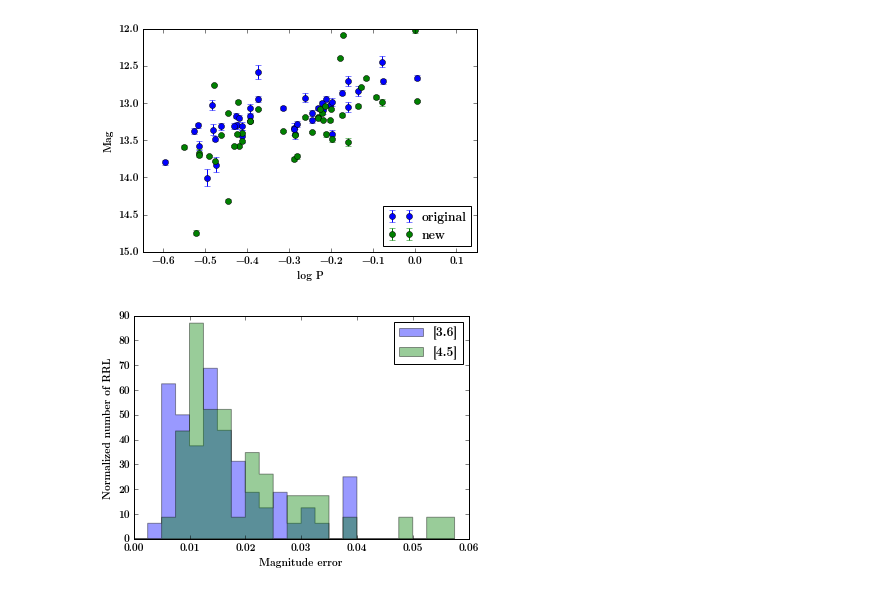
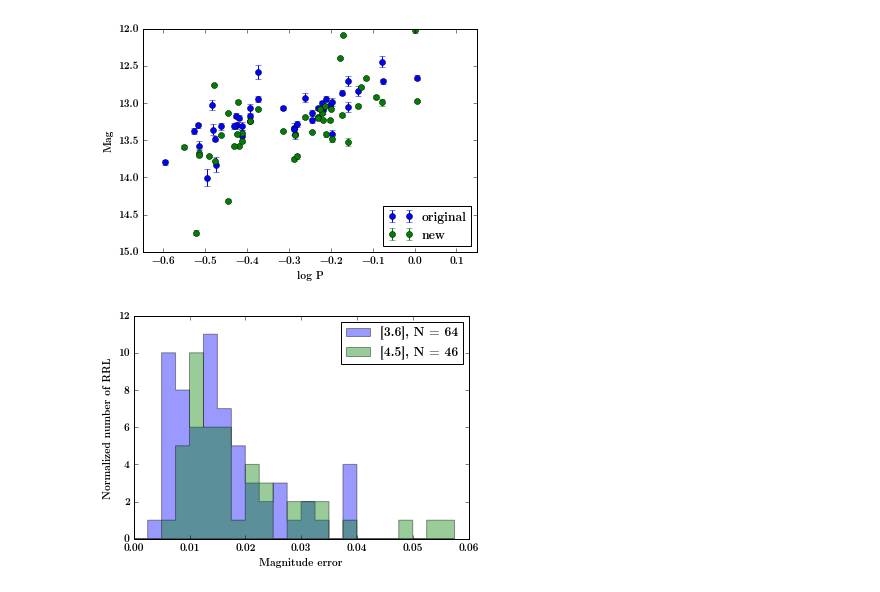
Before and after one commit to vickyscowcroft/omegaCen, a Jupyter notebook: reworked_fitting_code/make csv from cut files.ipynb, the cells around one changed output. Saved outputs shown, nothing was run; the diff lists cells and outputs as text; code cells hidden in the pictures.

Commit message:
de-normalize histogram

```diff
--- a/reworked_fitting_code/make csv from cut files.ipynb
+++ b/reworked_fitting_code/make csv from cut files.ipynb
@@ -86,13 +86,15 @@ plt.ylabel('Mag')
 df_orig.to_csv('final_data_files/everything_new_photometry.csv')
 # %%
 bins=np.arange(0,0.06,0.0025)
-plt.hist(df_orig.merr_avg_3p6[np.isfinite(df_orig.merr_avg_3p6)],bins=bins,
-     histtype='stepfilled',alpha=0.4,label='[3.6]',normed=True)
-plt.hist(df_orig.merr_avg_4p5[np.isfinite(df_orig.merr_avg_4p5)],bins=bins,
-     histtype='stepfilled',alpha=0.4,label='[4.5]',normed=True)
+three = df_orig.merr_avg_3p6[np.isfinite(df_orig.merr_avg_3p6)]
+four = df_orig.merr_avg_4p5[np.isfinite(df_orig.merr_avg_4p5)]
+plt.hist(three,bins=bins,
+     histtype='stepfilled',alpha=0.4,label='[3.6], N = {}'.format(len(three)))
+plt.hist(four,bins=bins,
+     histtype='stepfilled',alpha=0.4,label='[4.5], N = {}'.format(len(four)))
 plt.xlabel('Magnitude error')
 plt.ylabel('Normalized number of RRL')
 plt.legend()
 plt.savefig('mag_error_comparison_RRL.pdf')
 # %% [output]
-[figure, old version]
+[figure, new version]
```
Also changed, not shown: 2 other files.
